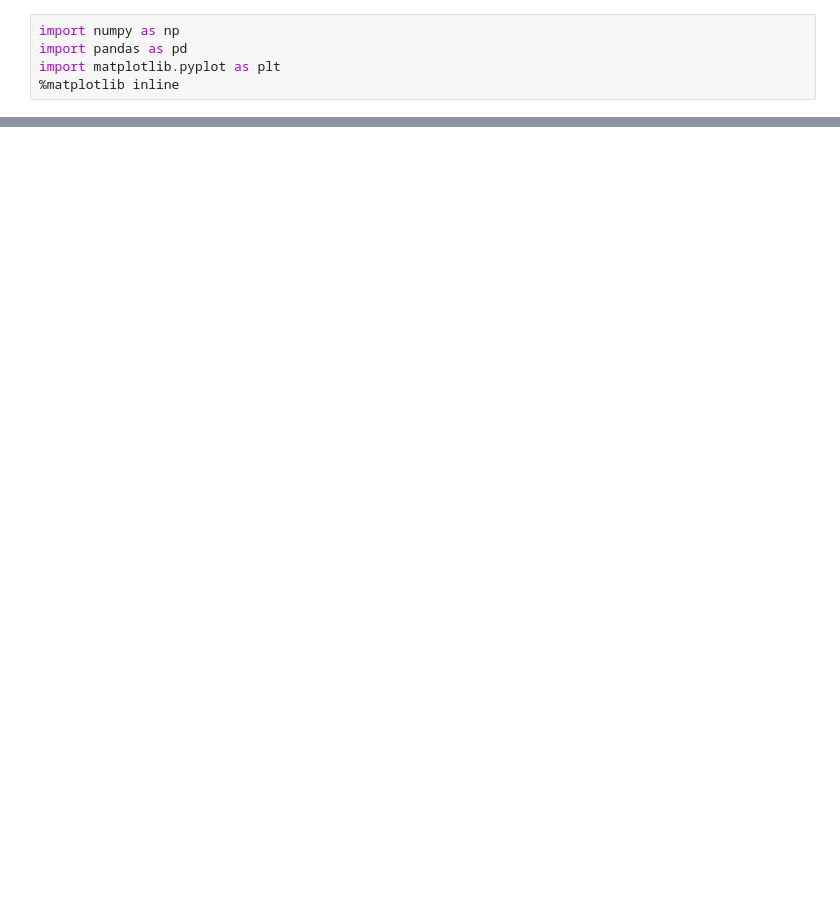
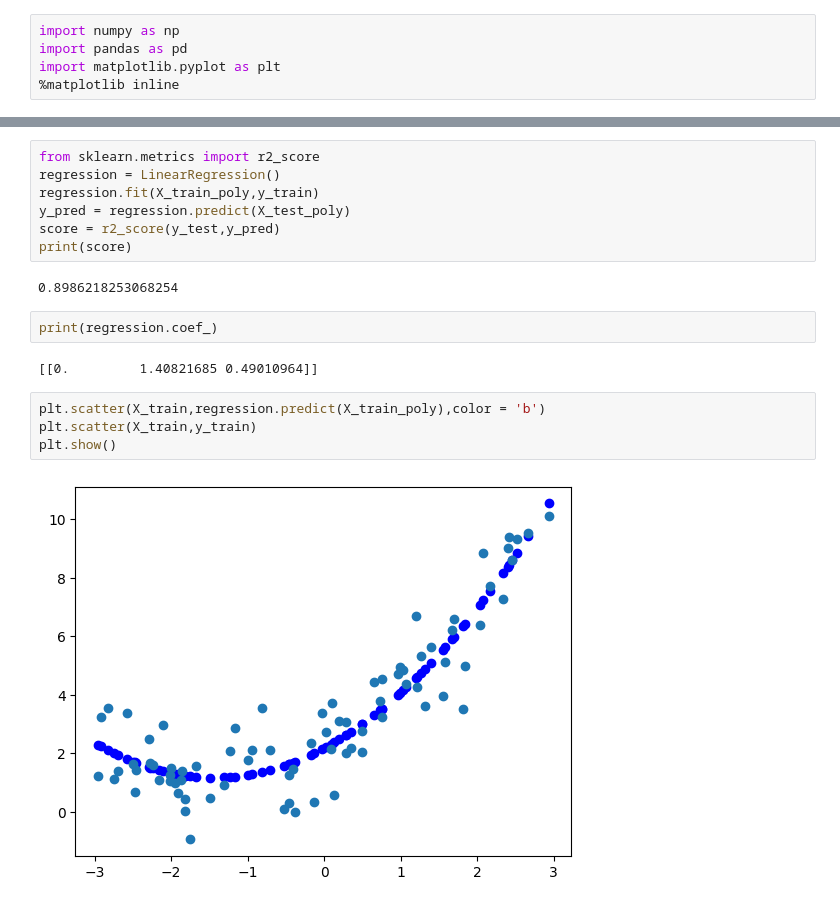
Before and after one commit to prathamxz/Data-Science-Practice, a Jupyter notebook: Machine Learning/Polynomial Regression.ipynb, the cells around one changed output, grey strips where cells are left out. Saved outputs shown, nothing was run; the diff lists cells and outputs as text; blank space fills up the shorter version.

```diff
--- a/Machine Learning/Polynomial Regression.ipynb
+++ b/Machine Learning/Polynomial Regression.ipynb
@@ -17,0 +86,19 @@ from sklearn.modelselection
+# %%
+from sklearn.metrics import r2_score
+regression = LinearRegression()
+regression.fit(X_train_poly,y_train)
+y_pred = regression.predict(X_test_poly)
+score = r2_score(y_test,y_pred)
+print(score)
+# %% [output]
+0.8986218253068254
+# %%
+print(regression.coef_)
+# %% [output]
+[[0.         1.40821685 0.49010964]]
+# %%
+plt.scatter(X_train,regression.predict(X_train_poly),color = 'b')
+plt.scatter(X_train,y_train)
+plt.show()
+# %% [output]
+[figure, added]
```
Also changed, not shown: parts of 9 cells of this notebook.
